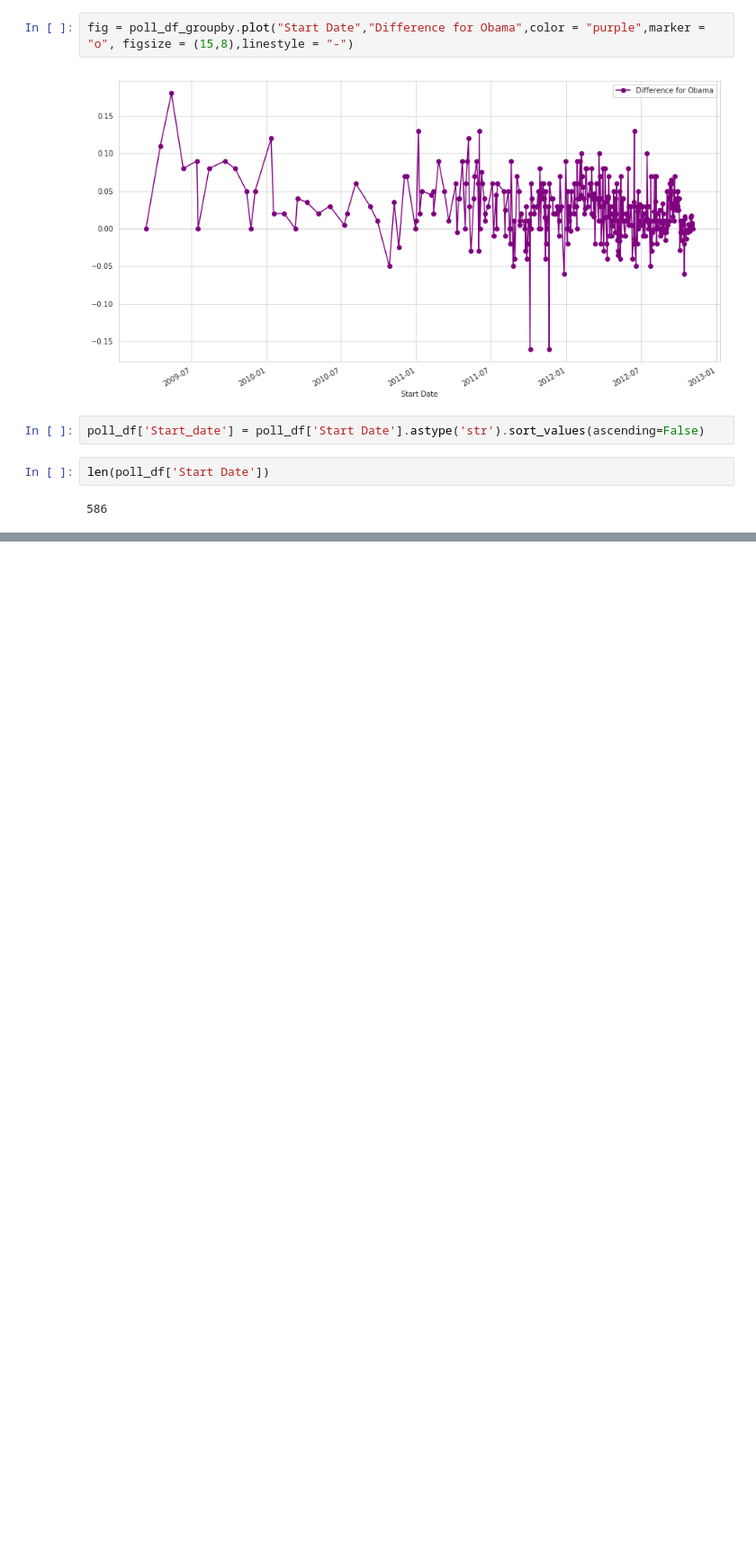
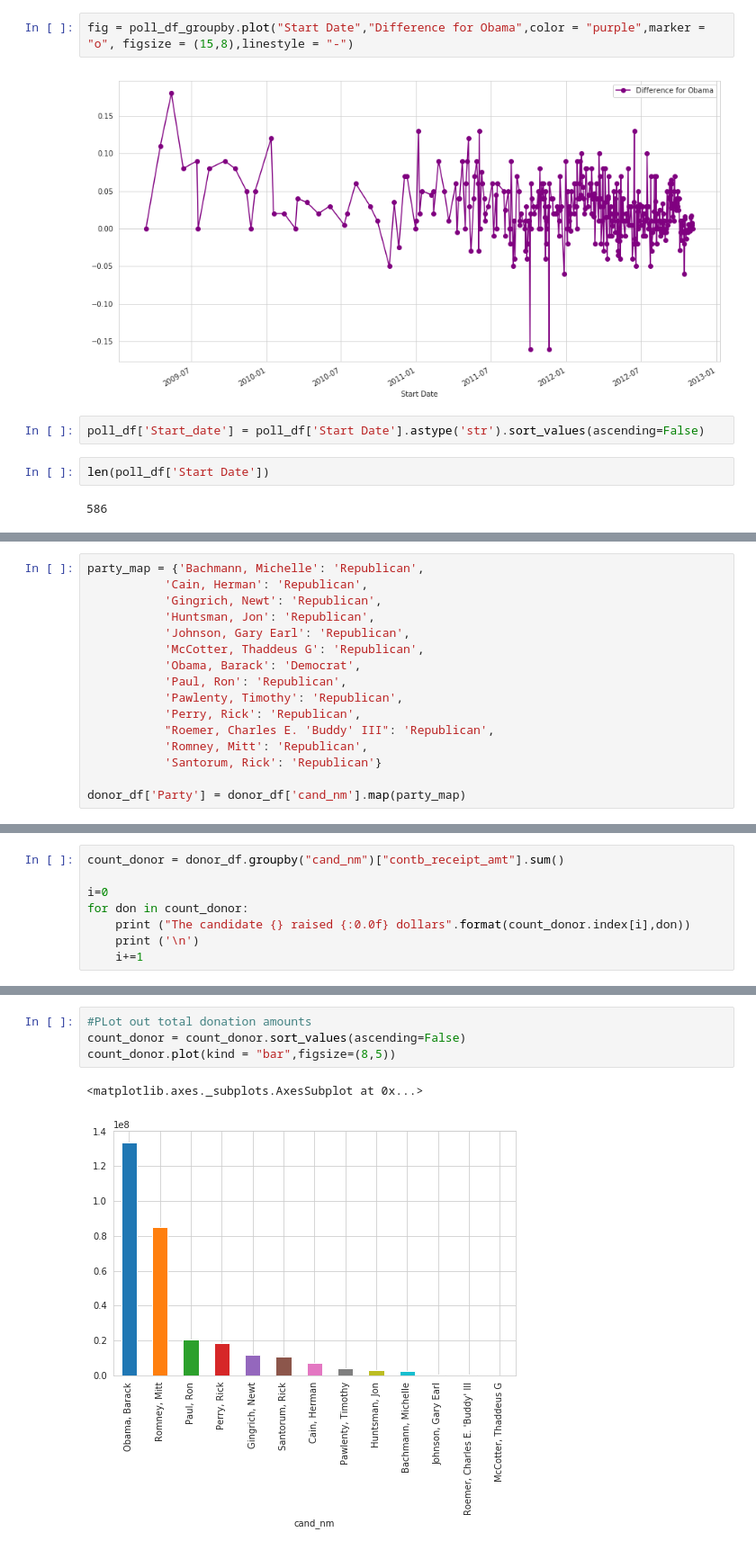
Before and after one commit to easypanda/Udemy, a Jupyter notebook: Python for Data Analysis and visualization/Election analysis - Polls and donors.ipynb, the cells around one changed output, grey strips where cells are left out. Shown at 90% size. Saved outputs shown, nothing was run; the diff lists cells and outputs as text; blank space fills up the shorter version.

```diff
--- a/Python for Data Analysis and visualization/Election analysis - Polls and donors.ipynb
+++ b/Python for Data Analysis and visualization/Election analysis - Polls and donors.ipynb
@@ -231,0 +366,16 @@ ValueError: too many values to unpack (expected 2)
+# %%
+party_map = {'Bachmann, Michelle': 'Republican',
+           'Cain, Herman': 'Republican',
+           'Gingrich, Newt': 'Republican',
+           'Huntsman, Jon': 'Republican',
+           'Johnson, Gary Earl': 'Republican',
+           'McCotter, Thaddeus G': 'Republican',
+           'Obama, Barack': 'Democrat',
+           'Paul, Ron': 'Republican',
+           'Pawlenty, Timothy': 'Republican',
+           'Perry, Rick': 'Republican',
+           "Roemer, Charles E. 'Buddy' III": 'Republican',
+           'Romney, Mitt': 'Republican',
+           'Santorum, Rick': 'Republican'}
+
+donor_df['Party'] = donor_df['cand_nm'].map(party_map)
@@ -231,0 +434,8 @@ ValueError: too many values to unpack (expected 2)
+# %%
+count_donor = donor_df.groupby("cand_nm")["contb_receipt_amt"].sum()
+
+i=0
+for don in count_donor:
+    print ("The candidate {} raised {:0.0f} dollars".format(count_donor.index[i],don))
+    print ('\n')
+    i+=1
@@ -231,0 +460,7 @@ ValueError: too many values to unpack (expected 2)
+# %%
+#PLot out total donation amounts
+count_donor = count_donor.sort_values(ascending=False)
+count_donor.plot(kind = "bar",figsize=(8,5))
+# %% [output]
+<matplotlib.axes._subplots.AxesSubplot at 0x...>
+[figure, added]
```
Also changed, not shown: parts of 42 cells of this notebook.
